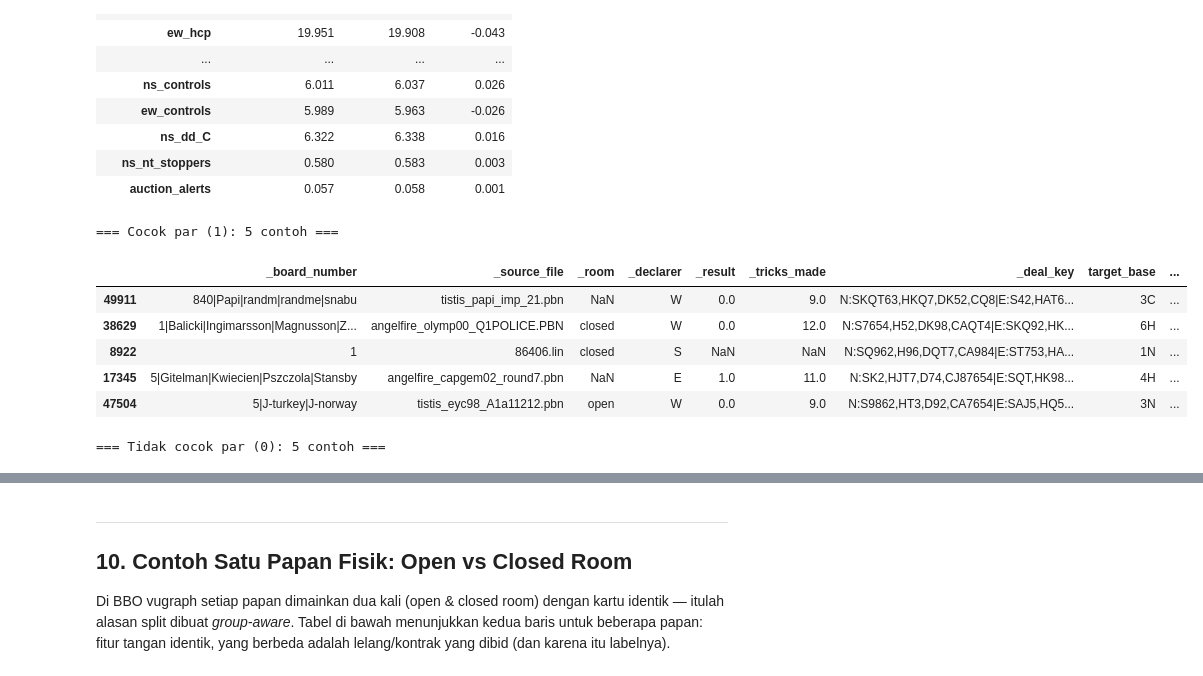
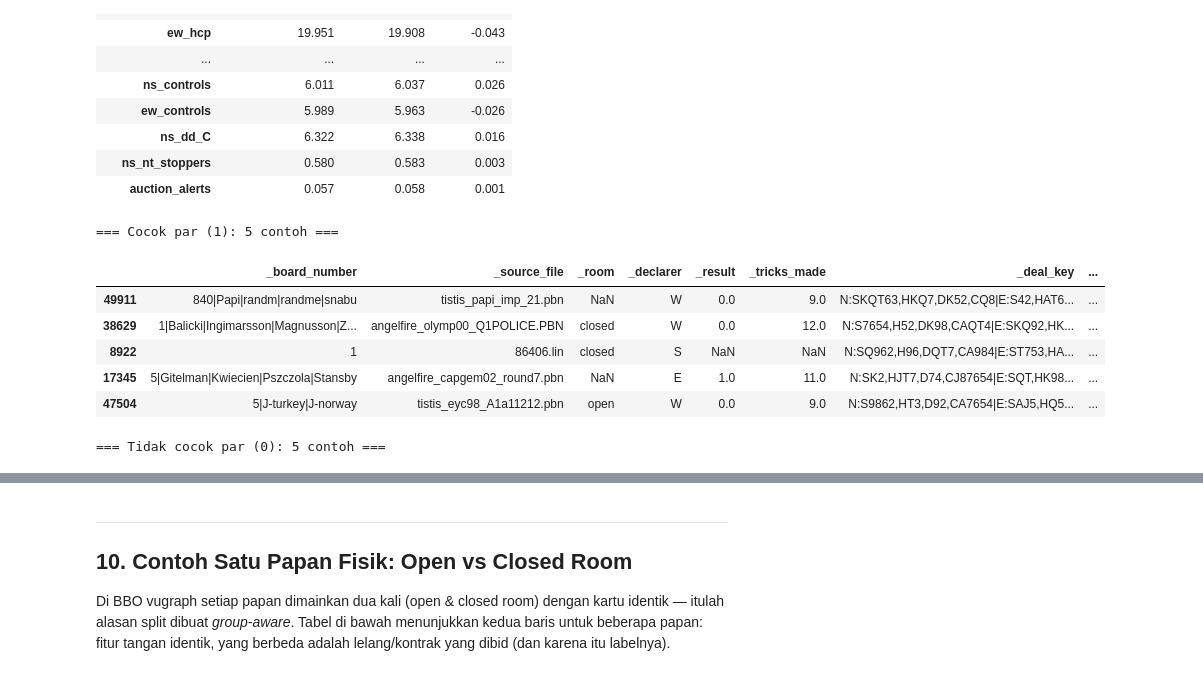
Before and after one commit to Cattelll/Bridge-Prediction, a Jupyter notebook: notebooks/02_data_exploration.ipynb, the cells around one changed output, grey strips where cells are left out. Cells and saved outputs as stored; diff of their text form; code cells hidden in the pictures.

```diff
--- a/notebooks/data_exploration.ipynb
+++ b/notebooks/02_data_exploration.ipynb
@@ -62,9 +62,17 @@ df_test  = pd.read_csv(PROCESSED_DIR / 'test.csv', **read_kw)
 feature_cols = json.loads((PROCESSED_DIR / 'feature_columns.json').read_text())
 
 meta_cols    = [c for c in df.columns if c.startswith('_')]
-target_cols  = [c for c in ['matches_par_contract', 'label', 'target_base', 'target', 'target_category']
-                if c in df.columns]
+target_cols  = ['matches_par_contract']
 leakage_cols = [c for c in df.columns if c.startswith('dd_par_')]
+
+# Batasi tampilan eksplorasi ke fitur model, target aktif, metadata, dan kolom par untuk audit leakage.
+active_cols = list(dict.fromkeys(meta_cols + target_cols + leakage_cols + feature_cols))
+df = df[[c for c in active_cols if c in df.columns]]
+for split_name, split_df in [('train', df_train), ('val', df_val), ('test', df_test)]:
+    keep = [c for c in active_cols if c in split_df.columns]
+    if split_name == 'train': df_train = split_df[keep]
+    elif split_name == 'val': df_val = split_df[keep]
+    else: df_test = split_df[keep]
 
 # Kolom bantu (hanya untuk eksplorasi, tidak disimpan)
 source_type = pd.Series(
@@ -703,16 +644,16 @@ display(grp.round(3).sort_values('selisih (1-0)', key=abs, ascending=False))
 # %%
 # Contoh baris masing-masing kelas
 for cls, label in [(1, 'Cocok par (1)'), (0, 'Tidak cocok par (0)')]:
     print(f'=== {label}: 5 contoh ===')
     display(df.loc[df['matches_par_contract'] == cls,
-                   meta_cols + ['target_base', 'dd_par_level'] + leakage_cols[1:] + key_cols]
+                   meta_cols + ['matches_par_contract'] + leakage_cols + key_cols]
               .sample(5, random_state=42))
 # %% [output]
 === Cocok par (1): 5 contoh ===
-|  | _board_number | _source_file | _room | _declarer | _result | _tricks_made | _deal_key | target_base | ... |
-| 49911 | 840|Papi|randm|randme|snabu | tistis_papi_imp_21.pbn | NaN | W | 0.0 | 9.0 | N:SKQT63,HKQ7,DK52,CQ8|E:S42,HAT6... | 3C | ... |
-| 38629 | 1|Balicki|Ingimarsson|Magnusson|Z... | angelfire_olymp00_Q1POLICE.PBN | closed | W | 0.0 | 12.0 | N:S7654,H52,DK98,CAQT4|E:SKQ92,HK... | 6H | ... |
-| 8922 | 1 | 86406.lin | closed | S | NaN | NaN | N:SQ962,H96,DQT7,CA984|E:ST753,HA... | 1N | ... |
-| 17345 | 5|Gitelman|Kwiecien|Pszczola|Stansby | angelfire_capgem02_round7.pbn | NaN | E | 1.0 | 11.0 | N:SK2,HJT7,D74,CJ87654|E:SQT,HK98... | 4H | ... |
-| 47504 | 5|J-turkey|J-norway | tistis_eyc98_A1a11212.pbn | open | W | 0.0 | 9.0 | N:S9862,HT3,D92,CA7654|E:SAJ5,HQ5... | 3N | ... |
+|  | _board_number | _source_file | _room | _declarer | _result | _tricks_made | _deal_key | ... |
+| 49911 | 840|Papi|randm|randme|snabu | tistis_papi_imp_21.pbn | NaN | W | 0.0 | 9.0 | N:SKQT63,HKQ7,DK52,CQ8|E:S42,HAT6... | ... |
+| 38629 | 1|Balicki|Ingimarsson|Magnusson|Z... | angelfire_olymp00_Q1POLICE.PBN | closed | W | 0.0 | 12.0 | N:S7654,H52,DK98,CAQT4|E:SKQ92,HK... | ... |
+| 8922 | 1 | 86406.lin | closed | S | NaN | NaN | N:SQ962,H96,DQT7,CA984|E:ST753,HA... | ... |
+| 17345 | 5|Gitelman|Kwiecien|Pszczola|Stansby | angelfire_capgem02_round7.pbn | NaN | E | 1.0 | 11.0 | N:SK2,HJT7,D74,CJ87654|E:SQT,HK98... | ... |
+| 47504 | 5|J-turkey|J-norway | tistis_eyc98_A1a11212.pbn | open | W | 0.0 | 9.0 | N:S9862,HT3,D92,CA7654|E:SAJ5,HQ5... | ... |
 === Tidak cocok par (0): 5 contoh ===
```
Also changed, not shown: parts of 11 cells of this notebook, 27 other files.
